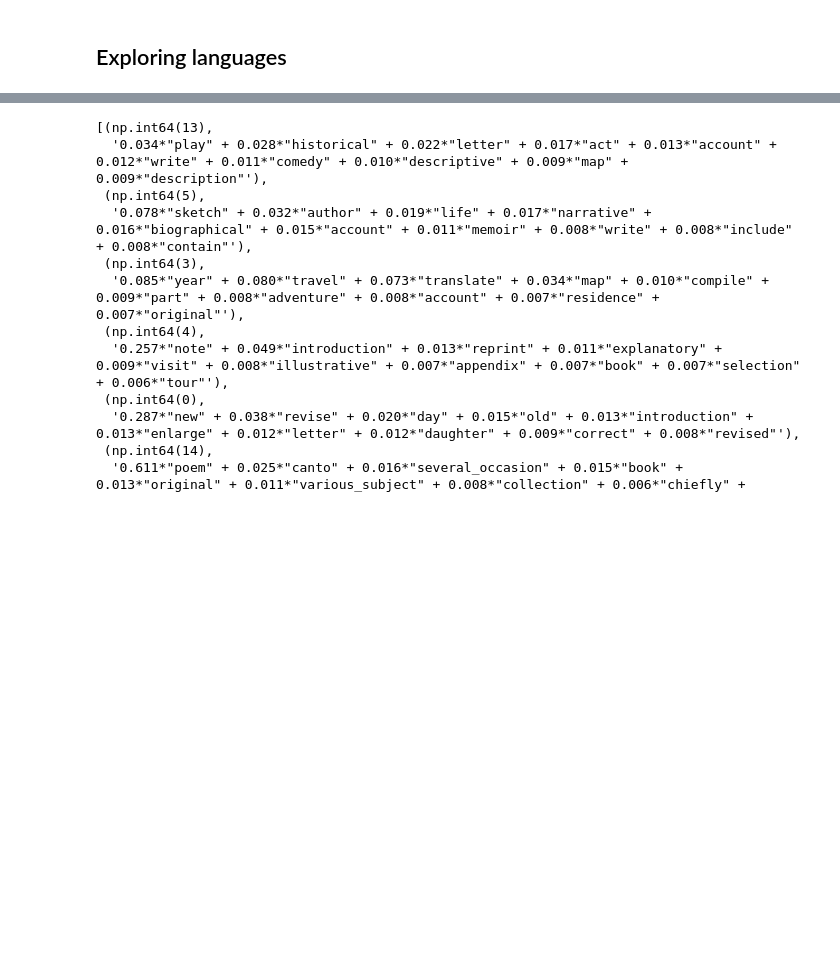
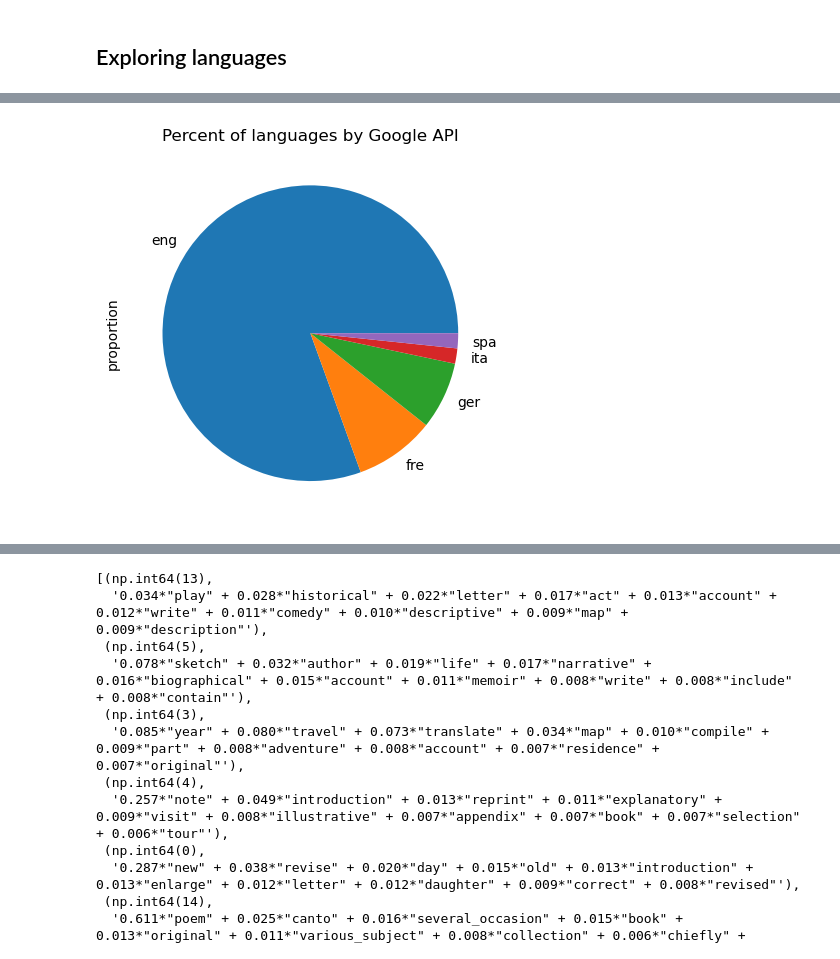
Before and after one commit to petar-soldo/IDH25-individual, a Jupyter notebook: IDH-individual.ipynb, the cells around one changed output, grey strips where cells are left out. Saved outputs shown, nothing was run; the diff lists cells and outputs as text; code cells hidden in the pictures; blank space fills up the shorter version.

Commit message:
Added descriptive statistics, added comments, structured the notebook, renamed the variables.

```diff
--- a/IDH-individual.ipynb
+++ b/IDH-individual.ipynb
@@ -84,10 +50,11 @@ langlist
 # %%
-langlist2 = []
+langlist_ld = []
+# Iterate through book titles and detect language for every title
 for i, t in books_df['Title_clean'].items():
     try:
-        langlist2.append(ld.detect(t))
+        langlist_ld.append(ld.detect(t))
     except:
-        langlist2.append("Error")
+        langlist_ld.append("Error")
         print (f"The title'{t}' at index '{i}' has error.")
 # %% [output]
 The title']' at index '3609' has error.
@@ -110,2 +82,3 @@ The title'nan' at index '48085' has error.
 # %%
-books_df["py-lang-det"] = langlist2
+# Insert the new list of detected languages as a column to the DF.
+books_df["py-lang-det"] = langlist_ld
@@ -132,0 +96,5 @@ books_df.loc[books_df["py-lang-det"] == "hr"]
+# %%
+# Assign the three remaining columns of interest to their variables
+langs_google = books_df['Title_clean_language_detected']
+langs_py = books_df['py-lang-det']
+langs_data = books_df['Language code (008)']
@@ -132,0 +156,5 @@ books_df.loc[books_df["py-lang-det"] == "hr"]
+# %%
+# Make charts out of these
+lang_google_plot = langs_google.value_counts(normalize = True)[0:5].plot(kind='pie', title = "Percent of languages by Google API")
+# %% [output]
+[figure, added]
```
Also changed, not shown: parts of 51 cells of this notebook.
